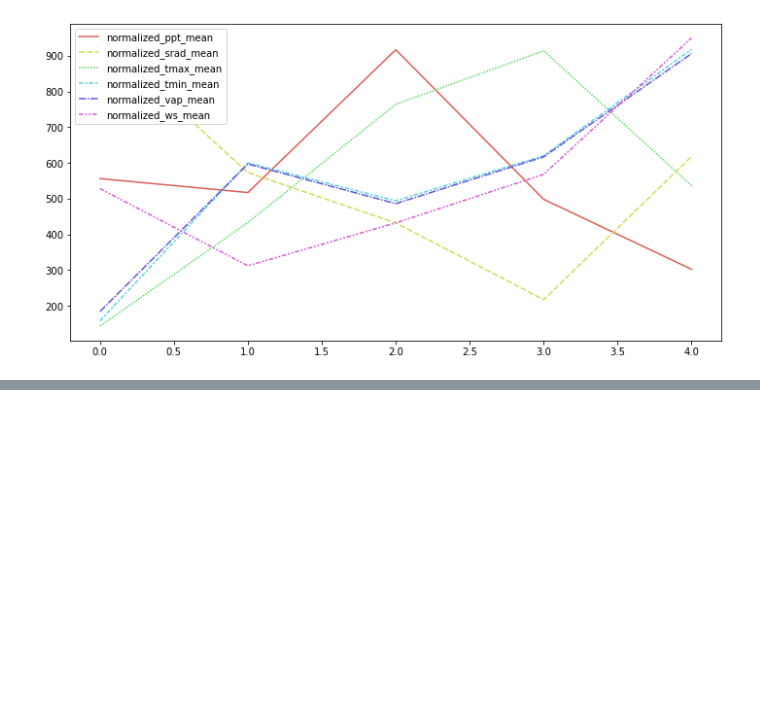
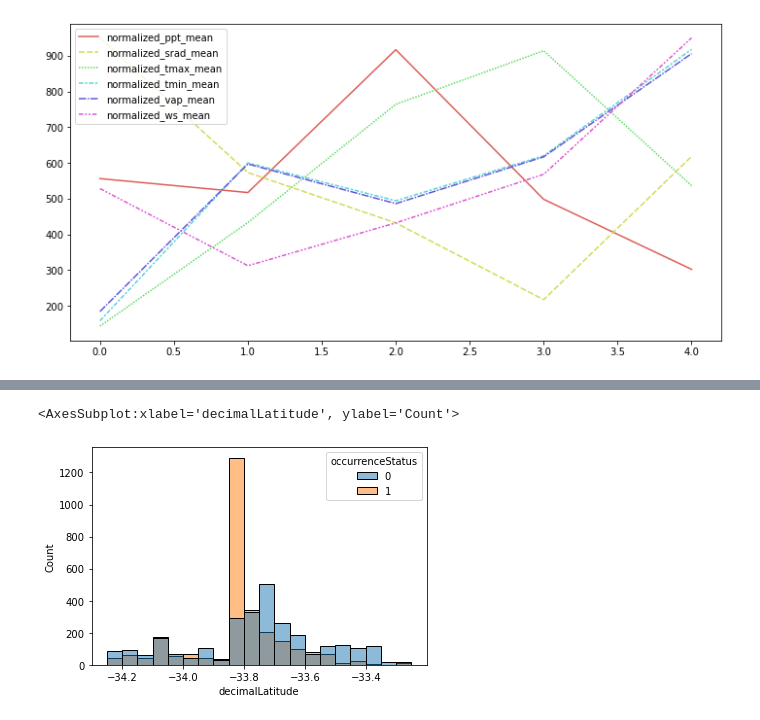
Before and after one commit to YiyaoL/EY-Challenge, a Jupyter notebook: benchmark_EDA_1.ipynb, the cells around one changed output, grey strips where cells are left out. Cells and saved outputs as stored; diff of their text form; code cells hidden in the pictures; blank space fills up the shorter version.

```diff
--- a/benchmark_EDA_1.ipynb
+++ b/benchmark_EDA_1.ipynb
@@ -152,0 +165,5 @@ sns.lineplot(data = q5df,legend = 'full', palette = palette)
+# %%
+sns.histplot(data=df2, x="decimalLatitude",bins = 20,hue = 'occurrenceStatus')
+# %% [output]
+<AxesSubplot:xlabel='decimalLatitude', ylabel='Count'>
+[figure, added]
```
Also changed, not shown: parts of 6 cells of this notebook.
